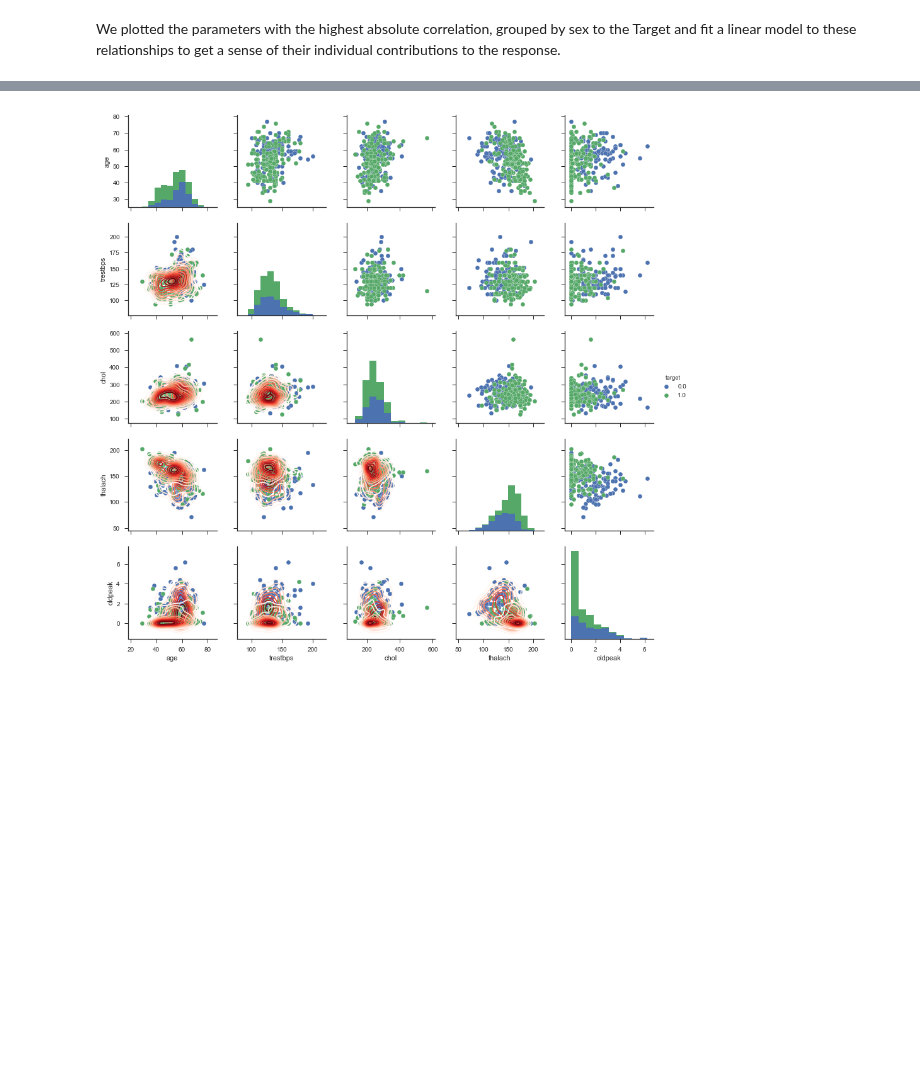
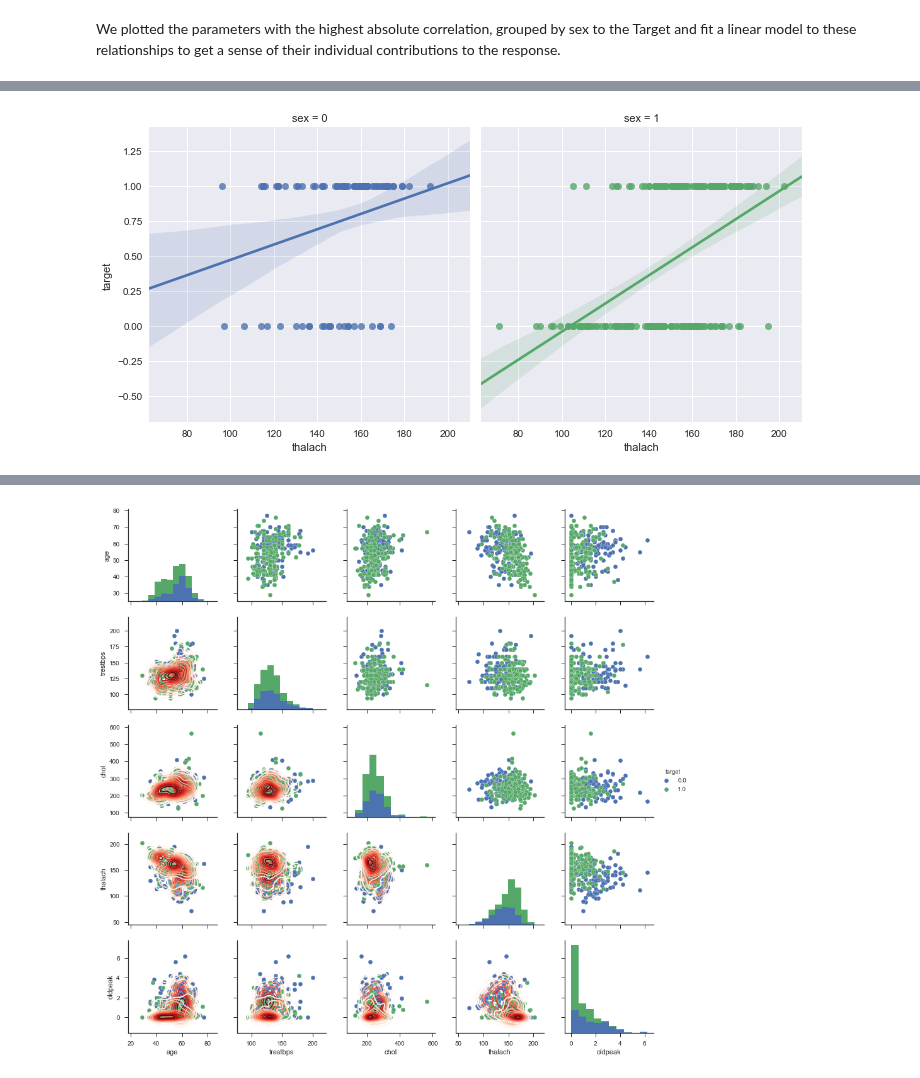
Before and after one commit to realdanielbyrne/Data_Mining_Labs, a Jupyter notebook: Lab1.ipynb, the cells around one changed output, grey strips where cells are left out. Drawn from its saved outputs; the diff is of its cells as text; code cells hidden in the pictures; blank space fills up the shorter version.

```diff
--- a/Lab1.ipynb
+++ b/Lab1.ipynb
@@ -382,0 +366,5 @@ sns.lmplot(x="thal", y="target",hue="sex", data=df);
+# %%
+sns.lmplot(x="thalach", y="target", hue="sex", fit_reg=True, col="sex",data=df)
+plt.show();
+# %% [output]
+[figure, added]
```
Also changed, not shown: parts of 14 cells of this notebook.
